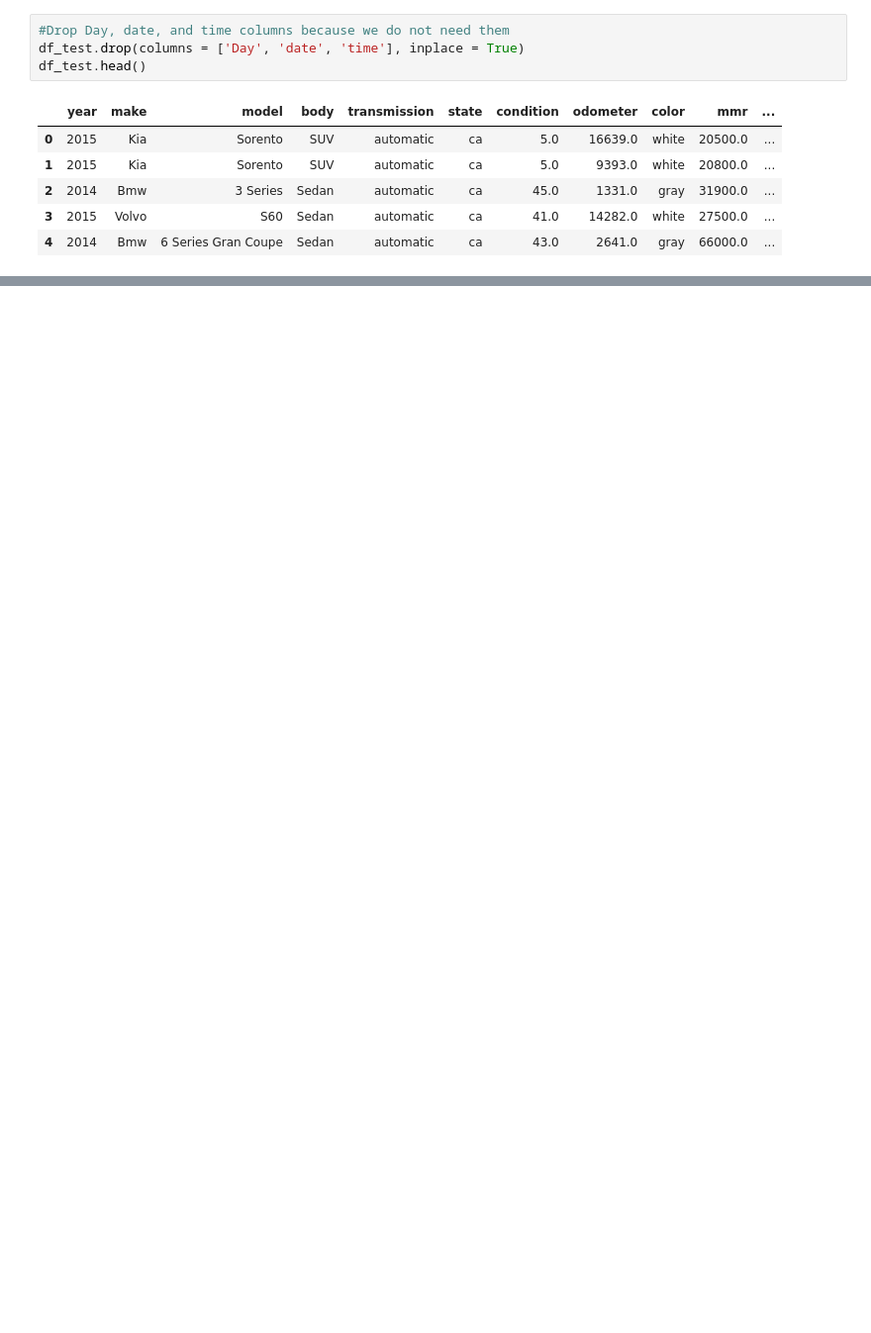
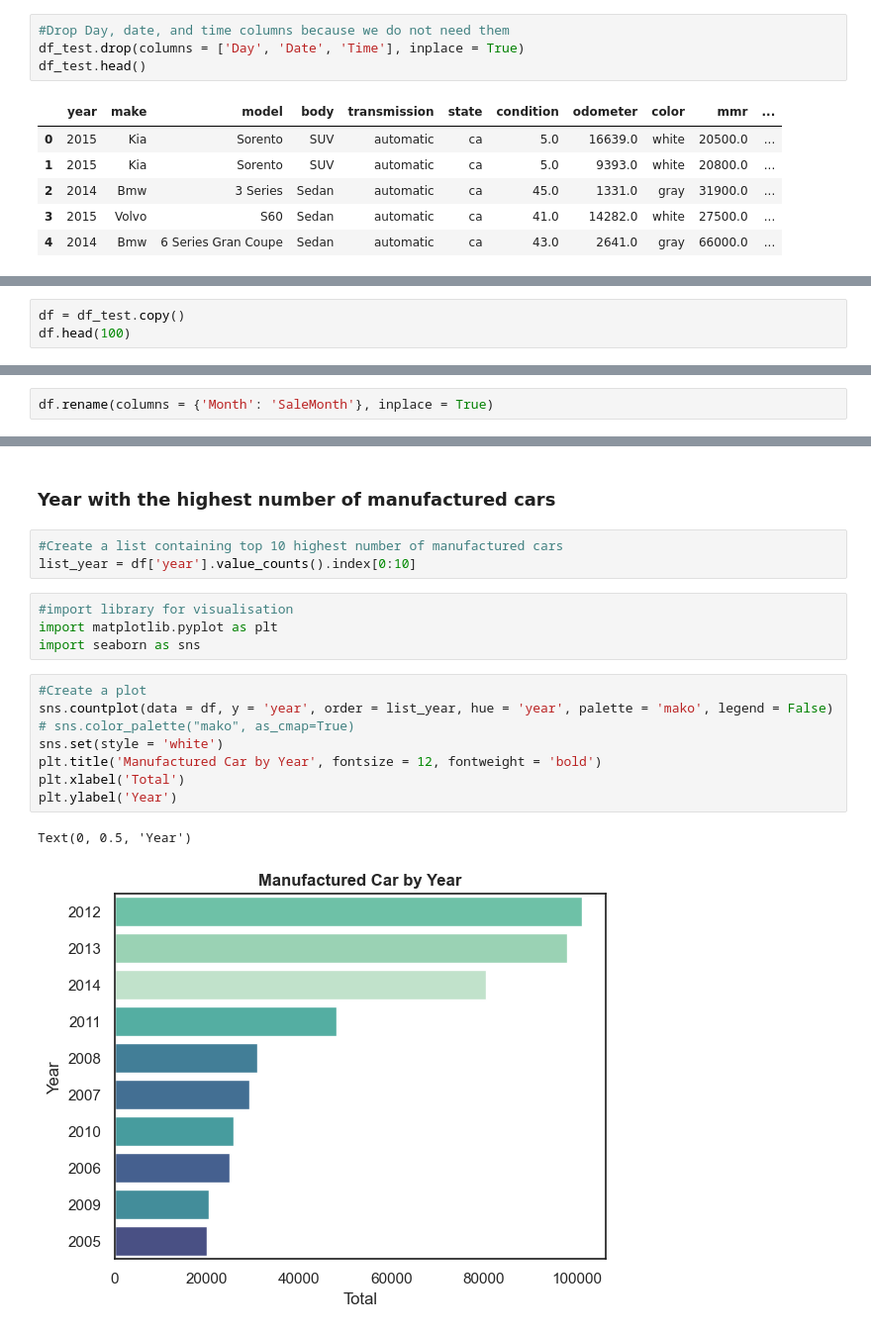
Before and after one commit to Rifqy31/car-sales-analysis, a Jupyter notebook: CarSales.ipynb, the cells around one changed output, grey strips where cells are left out. Shown at 99% size. Saved outputs shown, nothing was run; the diff lists cells and outputs as text; blank space fills up the shorter version.

Commit message:
Add Visualisation

```diff
--- a/CarSales.ipynb
+++ b/CarSales.ipynb
@@ -657,7 +643,7 @@ df_test.head()
 | 4 | 2014 | Bmw | 6 Series Gran Coupe | Sedan | automatic | ca | 43.0 | 2641.0 | gray | 66000.0 | ... |
 # %%
 #Drop Day, date, and time columns because we do not need them
-df_test.drop(columns = ['Day', 'date', 'time'], inplace = True)
+df_test.drop(columns = ['Day', 'Date', 'Time'], inplace = True)
 df_test.head()
 # %% [output]
 |  | year | make | model | body | transmission | state | condition | odometer | color | mmr | ... |
@@ -668,0 +657,3 @@ df_test.head()
+# %%
+df = df_test.copy()
+df.head(100)
@@ -668,0 +674,2 @@ df_test.head()
+# %%
+df.rename(columns = {'Month': 'SaleMonth'}, inplace = True)
@@ -668,0 +713,20 @@ df_test.head()
+# %% [markdown]
+### Year with the highest number of manufactured cars
+# %%
+#Create a list containing top 10 highest number of manufactured cars
+list_year = df['year'].value_counts().index[0:10]
+# %%
+#import library for visualisation
+import matplotlib.pyplot as plt
+import seaborn as sns
+# %%
+#Create a plot
+sns.countplot(data = df, y = 'year', order = list_year, hue = 'year', palette = 'mako', legend = False)
+# sns.color_palette("mako", as_cmap=True)
+sns.set(style = 'white')
+plt.title('Manufactured Car by Year', fontsize = 12, fontweight = 'bold')
+plt.xlabel('Total')
+plt.ylabel('Year')
+# %% [output]
+Text(0, 0.5, 'Year')
+[figure, added]
```
Also changed, not shown: parts of 23 cells of this notebook.
